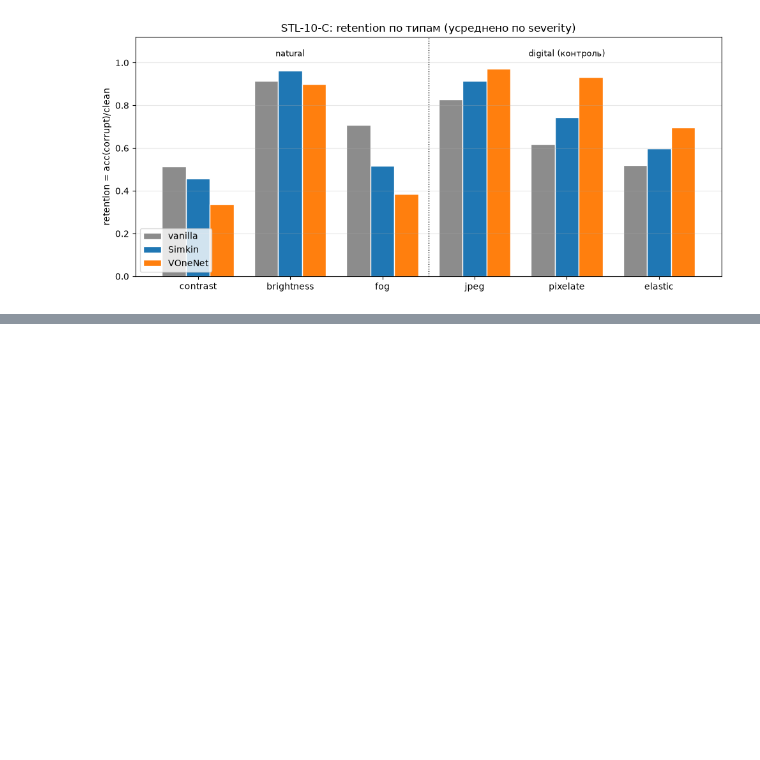
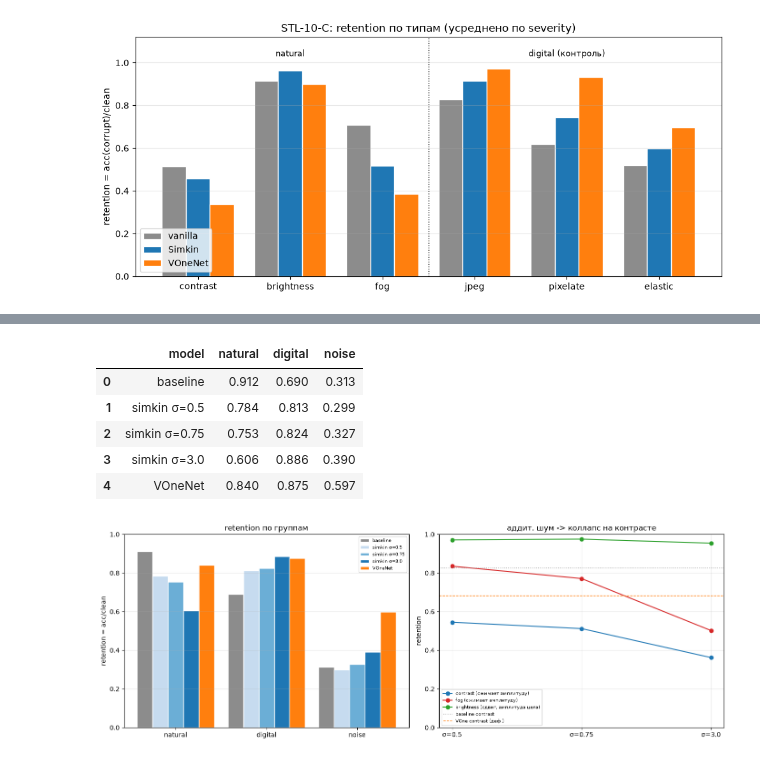
Before and after one commit to tarakanov517/CV_JND_based_approach, a Jupyter notebook: notebooks/compare_experiments.ipynb, the cells around one changed output, grey strips where cells are left out. Saved outputs shown, nothing was run; the diff lists cells and outputs as text; code cells hidden in the pictures; blank space fills up the shorter version.

```diff
--- a/notebooks/compare_experiments.ipynb
+++ b/notebooks/compare_experiments.ipynb
@@ -636,0 +722,52 @@ plt.tight_layout(); plt.show()
+# %%
+import numpy as np, pandas as pd, matplotlib.pyplot as plt
+
+corr224 = pd.DataFrame([
+    dict(model='baseline',      natural=0.912, digital=0.690, noise=0.313),
+    dict(model='simkin σ=0.5',  natural=0.784, digital=0.813, noise=0.299),
+    dict(model='simkin σ=0.75', natural=0.753, digital=0.824, noise=0.327),
+    dict(model='simkin σ=3.0',  natural=0.606, digital=0.886, noise=0.390),
+    dict(model='VOneNet',       natural=0.840, digital=0.875, noise=0.597),
+])
+display(corr224)
+
+# дозо-зависимость natural у Simkin по σ (per-type)
+sig = [0.5, 0.75, 3.0]
+contrast   = [0.545, 0.512, 0.362]
+fog        = [0.835, 0.771, 0.502]
+brightness = [0.971, 0.975, 0.954]
+
+fig, ax = plt.subplots(1, 2, figsize=(14, 5))
+
+# слева — retention по группам
+groups = ['natural', 'digital', 'noise']
+col = {'baseline': '#8c8c8c', 'simkin σ=0.5': '#c6dbef', 'simkin σ=0.75': '#6baed6',
+       'simkin σ=3.0': '#1f77b4', 'VOneNet': '#ff7f0e'}
+x = np.arange(len(groups)); w = 0.17
+for i, m in enumerate(corr224.model):
+    vals = corr224[corr224.model == m][groups].values[0]
+    ax[0].bar(x + (i - 2) * w, vals, w, label=m, color=col[m], edgecolor='white')
+ax[0].set_xticks(x); ax[0].set_xticklabels(['natural', 'digital', 'noise'])
+ax[0].set_ylabel('retention = acc/clean'); ax[0].set_ylim(0, 1)
+ax[0].set_title('retention по группам'); ax[0].grid(alpha=.3, axis='y'); ax[0].legend(fontsize=7)
+
+# справа — дозо-зависимость natural по σ (механизм)
+xi = np.arange(len(sig))
+ax[1].plot(xi, contrast,   'o-', color='#1f77b4', label='contrast (сжимает амплитуду)')
+ax[1].plot(xi, fog,        'o-', color='#d62728', label='fog (сжимает амплитуду)')
+ax[1].plot(xi, brightness, 'o-', color='#2ca02c', label='brightness (сдвиг, амплитуда цела)')
+ax[1].axhline(0.827, color='#8c8c8c', ls=':',  lw=1, label='baseline contrast')
+ax[1].axhline(0.683, color='#ff7f0e', ls='--', lw=1, label='VOne contrast (деф.)')
+ax[1].set_xticks(xi); ax[1].set_xticklabels([f'σ={s}' for s in sig])
+ax[1].set_ylabel('retention'); ax[1].set_ylim(0, 1)
+ax[1].set_title('аддит. шум -> коллапс на контрасте')
+ax[1].grid(alpha=.3); ax[1].legend(fontsize=7, loc='lower left')
+plt.tight_layout(); plt.show()
+# %% [output]
+|  | model | natural | digital | noise |
+| 0 | baseline | 0.912 | 0.690 | 0.313 |
+| 1 | simkin σ=0.5 | 0.784 | 0.813 | 0.299 |
+| 2 | simkin σ=0.75 | 0.753 | 0.824 | 0.327 |
+| 3 | simkin σ=3.0 | 0.606 | 0.886 | 0.390 |
+| 4 | VOneNet | 0.840 | 0.875 | 0.597 |
+[figure, added]
```
Also changed, not shown: parts of 5 cells of this notebook.
